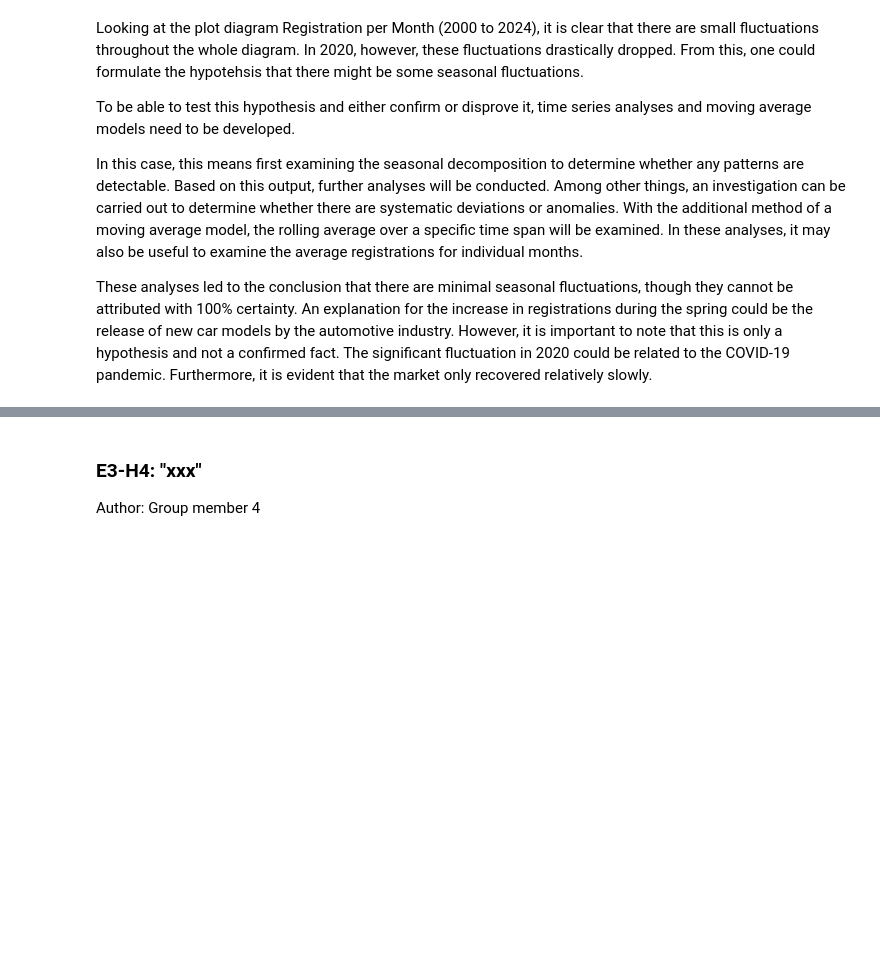
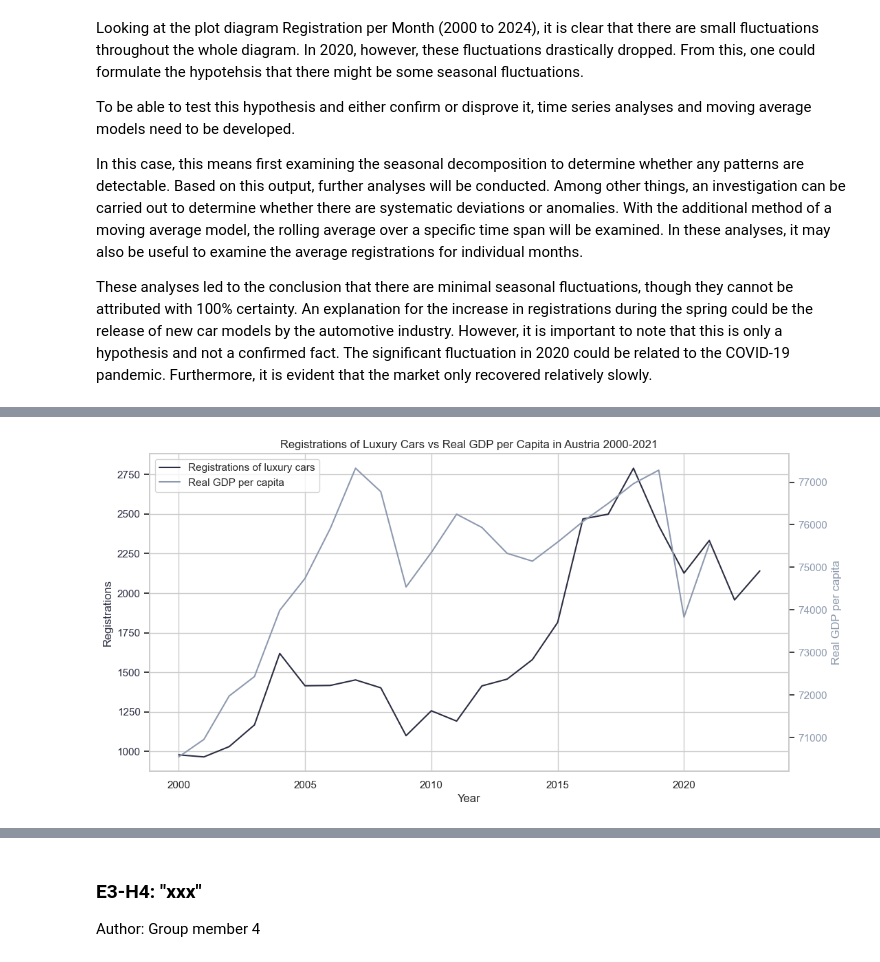
Before and after one commit to dannytheairish/fhtw-data-engineering, a Jupyter notebook: Pkw-Final.ipynb, the cells around one changed output, grey strips where cells are left out. Saved outputs shown, nothing was run; the diff lists cells and outputs as text; code cells hidden in the pictures; blank space fills up the shorter version.

```diff
--- a/Pkw-Final.ipynb
+++ b/Pkw-Final.ipynb
@@ -766,0 +911,12 @@ Author: Group member 3
+# %%
+# Group the luxury car registrations by year and sum the registrations for each year
+registrations_by_year = luxus_cars.groupby("Year")["Registrations"].sum().to_frame()
+
+# Reset the index so that "Year" becomes a regular column again
+registrations_by_year.reset_index(inplace=True)
+
+# Remove the last row, possibly to exclude incomplete or irrelevant data for the final year
+registrations_by_year = registrations_by_year.iloc[:-1]
+
+# Display the first few rows of the resulting DataFrame
+registrations_by_year.head()
@@ -766,0 +956,37 @@ Author: Group member 3
+# %%
+# Sort the 'registrations_by_year' DataFrame by the 'Year' column in ascending order
+registrations_by_year = registrations_by_year.sort_values(by="Year")
+
+# Sort the 'bip_yearly' DataFrame by the 'Jahr' (year) column in ascending order
+bip_yearly = bip_yearly.sort_values(by="Jahr")
+# %%
+# Plot erstellen
+fig, ax1 = plt.subplots(figsize=(12, 6))  # Set the figure size, width = 12, height = 6
+
+# Plot registrations on the left y-axis (using Seaborn style)
+ax1.set_xlabel("Year")
+ax1.set_ylabel("Registrations", color=primary_color)
+sns.lineplot(x="Year", y="Registrations", data=registrations_by_year, ax=ax1, color=primary_color, label="Registrations of luxury cars", legend=False)
+ax1.tick_params(axis="y", labelcolor=primary_color)
+
+# Create a second y-axis for the real GDP per capita (BIP pro Kopf) and plot it
+ax2 = ax1.twinx()
+ax2.set_ylabel("Real GDP per capita", color=secondary_color)
+sns.lineplot(x="Jahr", y="Werte", data=bip_yearly, ax=ax2, color=secondary_color, label="Real GDP per capita", legend=False)
+ax2.tick_params(axis="y", labelcolor=secondary_color)
+
+# Disable the grid for the second y-axis to avoid a double grid
+ax2.grid(False)
+
+# Add a title to the plot
+plt.title("Registrations of Luxury Cars vs Real GDP per Capita in Austria 2000-2021")
+
+# Create a combined legend from both axes
+lines, labels = ax1.get_legend_handles_labels()
+lines2, labels2 = ax2.get_legend_handles_labels()
+ax1.legend(lines + lines2, labels + labels2, loc="upper left")
+
+# Show the plot
+plt.show()
+# %% [output]
+[figure, added]
```
Also changed, not shown: parts of 35 cells of this notebook, 1 other file.
